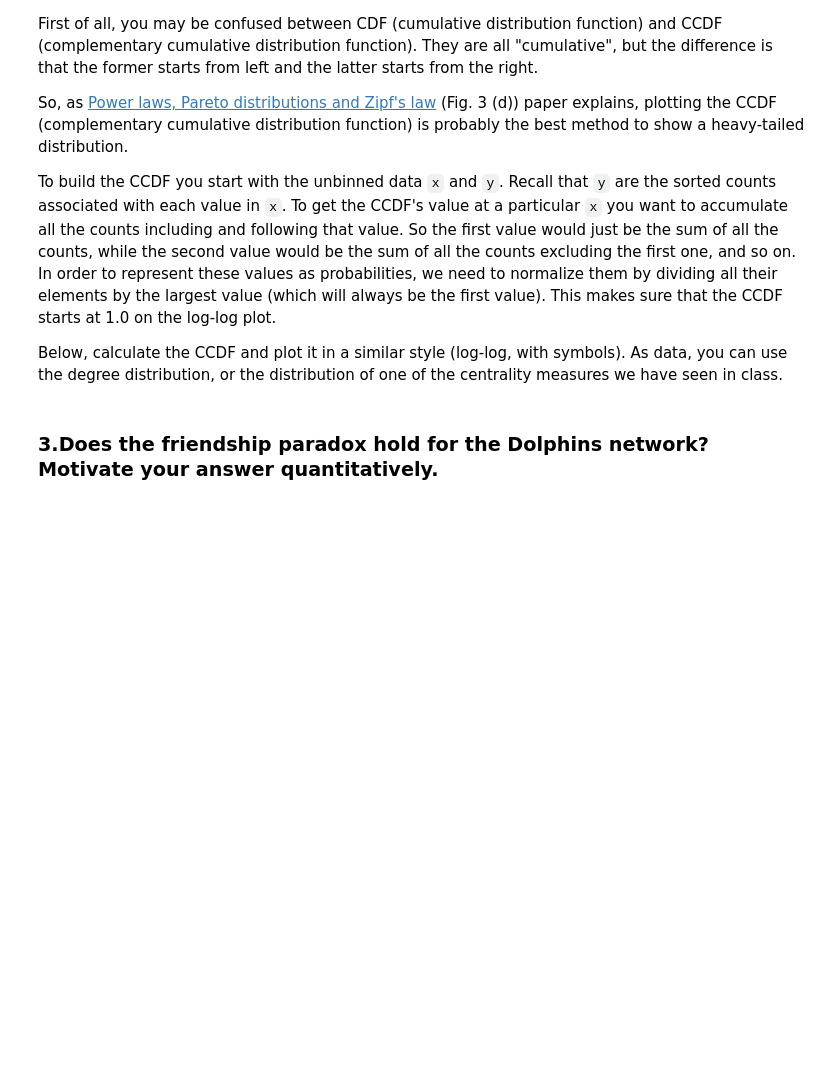
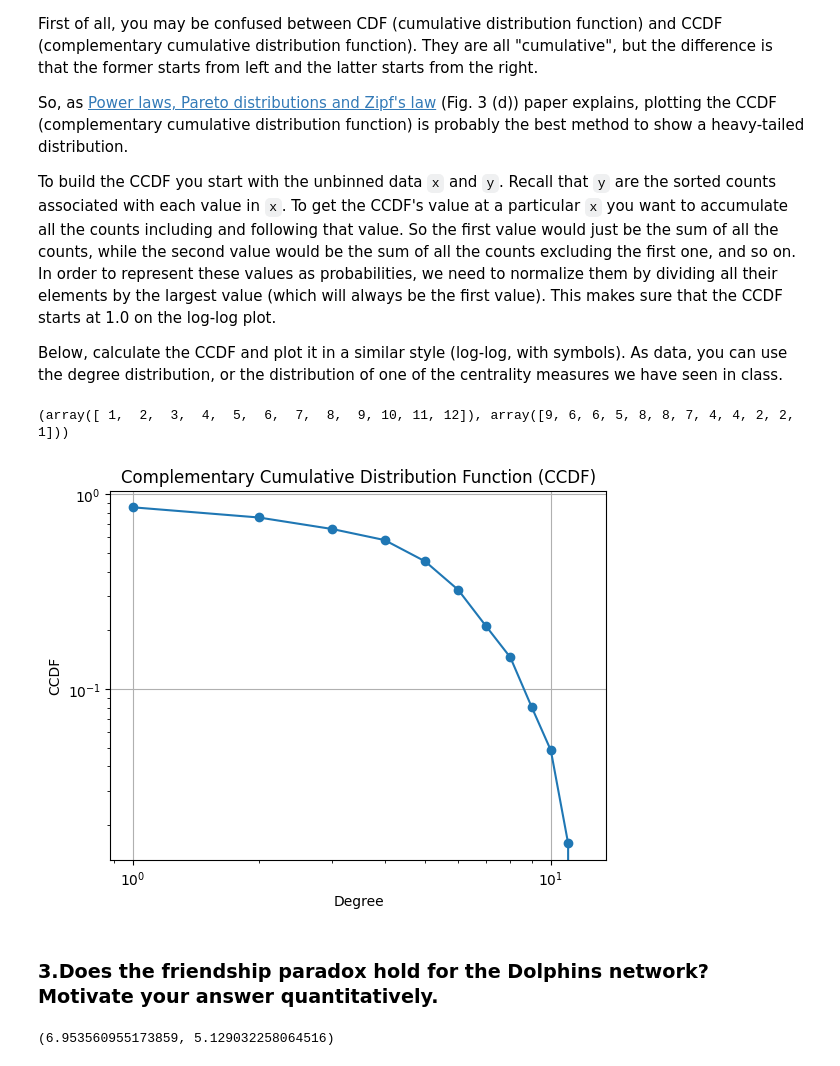
Before and after one commit to rschifan/avrc-2324, a Jupyter notebook: netsci/tutorials/src/03b-exercises.ipynb, the cells around one changed output. Drawn from its saved outputs; the diff is of its cells as text; code cells hidden in the pictures; blank space fills up the shorter version.

```diff
--- a/netsci/tutorials/src/03b-exercises.ipynb
+++ b/netsci/tutorials/src/03b-exercises.ipynb
@@ -26,5 +52,37 @@ So, as [Power laws, Pareto distributions and Zipf's law](https://arxiv.org/pdf/c
 To build the CCDF you start with the unbinned data `x` and `y`. Recall that `y` are the sorted counts associated with each value in `x`. To get the CCDF's value at a particular `x` you want to accumulate all the counts including and following that value. So the first value would just be the sum of all the counts, while the second value would be the sum of all the counts excluding the first one, and so on. In order to represent these values as probabilities, we need to normalize them by dividing all their elements by the largest value (which will always be the first value). This makes sure that the CCDF starts at 1.0 on the log-log plot.
 
 Below, calculate the CCDF and plot it in a similar style (log-log, with symbols). As data, you can use the degree distribution, or the distribution of one of the centrality measures we have seen in class.
+# %%
+import numpy as np
+
+# Calculate the degree distribution
+degree_sequence = sorted([value for _, value in G.degree()], reverse=True)
+degree_count = np.unique(degree_sequence, return_counts=True)
+degrees = degree_count[0]
+frequency = degree_count[1]
+
+# Calculate the CCDF (Complementary Cumulative Distribution Function)
+n_nodes = len(G.nodes())
+ccdf = 1 - np.cumsum(frequency) / n_nodes
+
+# Plot the CCDF
+plt.plot(degrees, ccdf, marker='o', linestyle='-')
+plt.xscale('log')
+plt.yscale('log')
+plt.xlabel('Degree')
+plt.ylabel('CCDF')
+plt.title('Complementary Cumulative Distribution Function (CCDF)')
+plt.grid(True)
+plt.show()
+# %% [output]
+(array([ 1,  2,  3,  4,  5,  6,  7,  8,  9, 10, 11, 12]), array([9, 6, 6, 5, 8, 8, 7, 4, 4, 2, 2, 1]))
+[figure, added]
 # %% [markdown]
 ### 3.Does the friendship paradox hold for the Dolphins network? Motivate your answer quantitatively.
+# %%
+import numpy as np
+
+np.mean([value for node, value in nx.average_neighbor_degree(G).items()]), np.mean(
+    [value for node, value in G.degree()])
+# %% [output]
+(6.953560955173859, 5.129032258064516)
```
Also changed, not shown: parts of 2 cells of this notebook, 10 other files.
